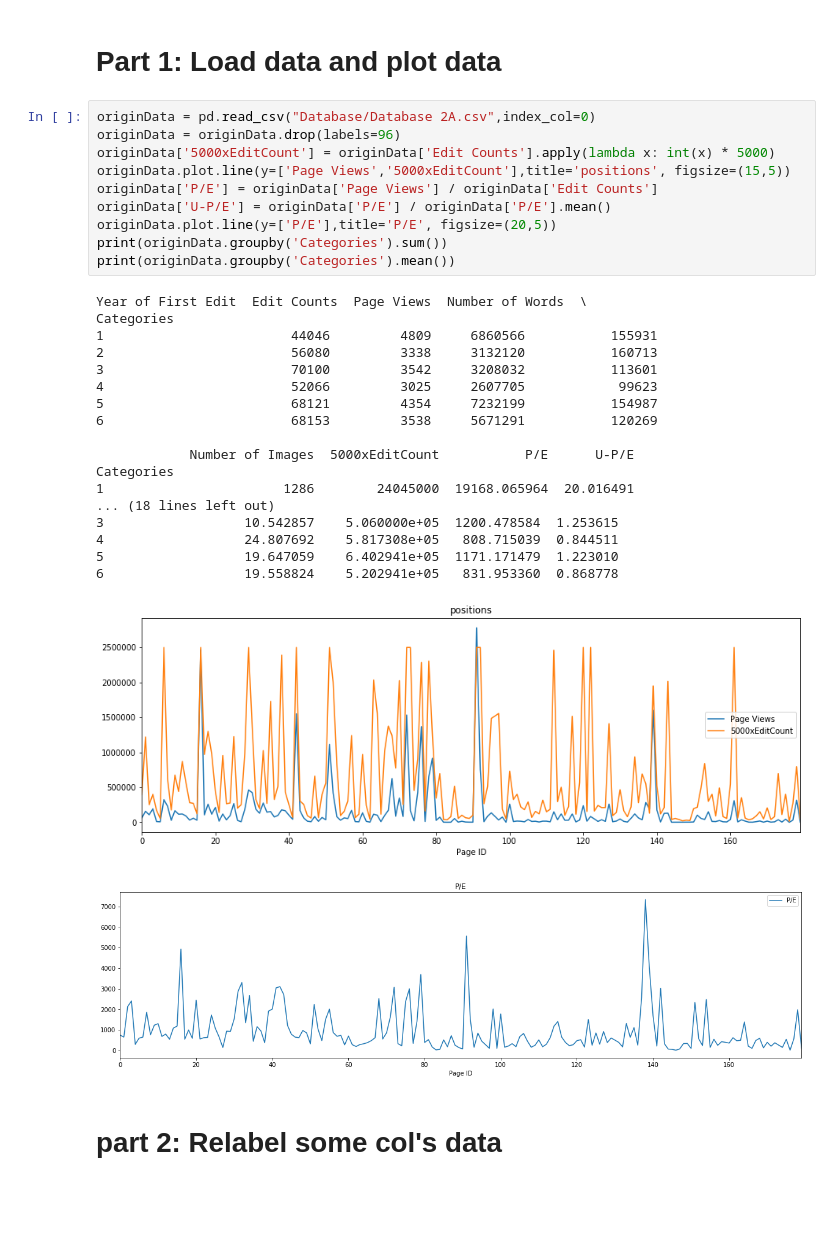
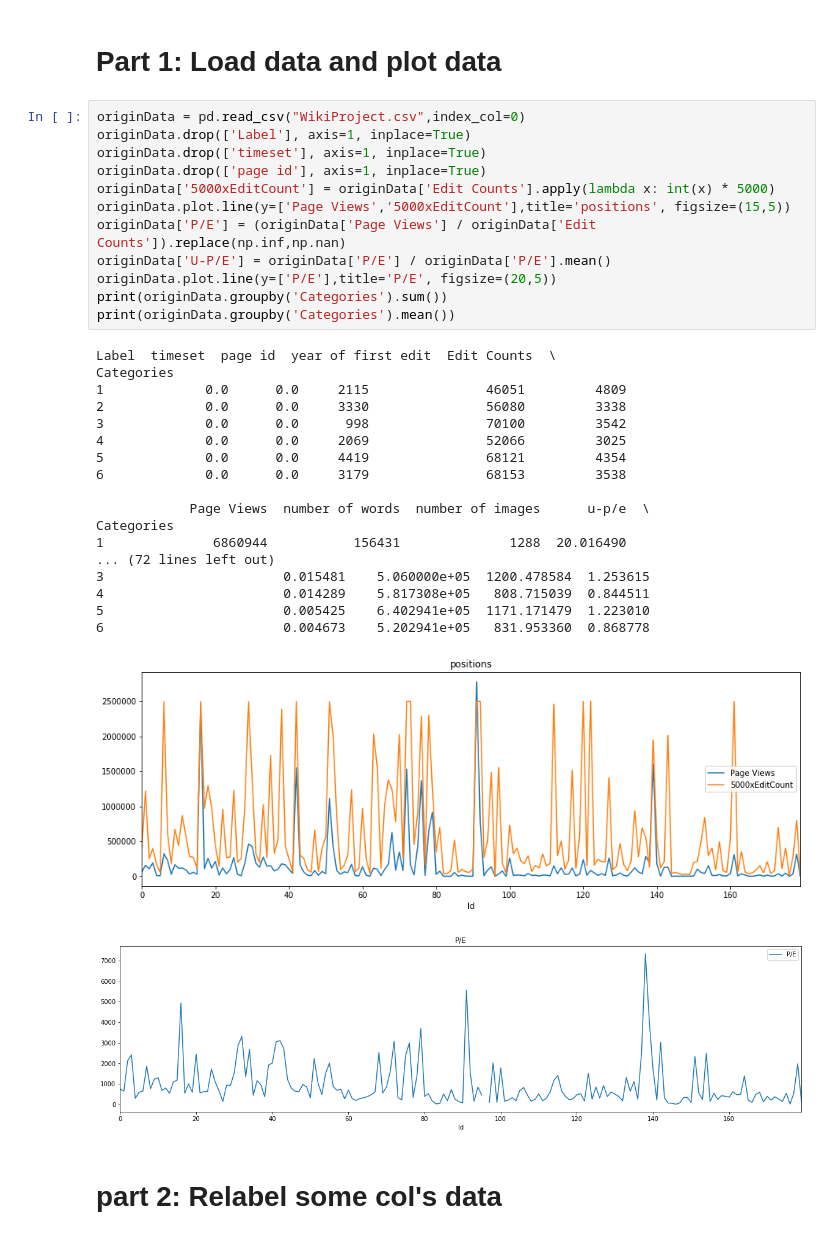
Before and after one commit to RenzoTsai/IS4241_Project, a Jupyter notebook: preProcess.ipynb, the cells around one changed output. Cells and saved outputs as stored; diff of their text form; blank space fills up the shorter version.

```diff
--- a/preProcess.ipynb
+++ b/preProcess.ipynb
@@ -6,35 +6,37 @@ import numpy as np
 # %% [markdown]
 # Part 1: Load data and plot data
 # %%
-originData = pd.read_csv("Database/Database 2A.csv",index_col=0)
-originData = originData.drop(labels=96)
+originData = pd.read_csv("WikiProject.csv",index_col=0)
+originData.drop(['Label'], axis=1, inplace=True)
+originData.drop(['timeset'], axis=1, inplace=True)
+originData.drop(['page id'], axis=1, inplace=True)
 originData['5000xEditCount'] = originData['Edit Counts'].apply(lambda x: int(x) * 5000)
 originData.plot.line(y=['Page Views','5000xEditCount'],title='positions', figsize=(15,5))
-originData['P/E'] = originData['Page Views'] / originData['Edit Counts']
+originData['P/E'] = (originData['Page Views'] / originData['Edit Counts']).replace(np.inf,np.nan)
 originData['U-P/E'] = originData['P/E'] / originData['P/E'].mean()
 originData.plot.line(y=['P/E'],title='P/E', figsize=(20,5))
 print(originData.groupby('Categories').sum())
 print(originData.groupby('Categories').mean())
 # %% [output]
-Year of First Edit  Edit Counts  Page Views  Number of Words  \
+Label  timeset  page id  year of first edit  Edit Counts  \
 Categories
-1                        44046         4809     6860566           155931
-2                        56080         3338     3132120           160713
-3                        70100         3542     3208032           113601
-4                        52066         3025     2607705            99623
-5                        68121         4354     7232199           154987
-6                        68153         3538     5671291           120269
+1             0.0      0.0     2115               46051         4809
+2             0.0      0.0     3330               56080         3338
+3             0.0      0.0      998               70100         3542
+4             0.0      0.0     2069               52066         3025
+5             0.0      0.0     4419               68121         4354
+6             0.0      0.0     3179               68153         3538
 
-            Number of Images  5000xEditCount           P/E      U-P/E
+            Page Views  number of words  number of images      u-p/e  \
 Categories
-1                       1286        24045000  19168.065964  20.016491
-... (18 lines left out)
-3                  10.542857    5.060000e+05  1200.478584  1.253615
-4                  24.807692    5.817308e+05   808.715039  0.844511
-5                  19.647059    6.402941e+05  1171.171479  1.223010
-6                  19.558824    5.202941e+05   831.953360  0.868778
+1              6860944           156431              1288  20.016490
+... (72 lines left out)
+3                       0.015481    5.060000e+05  1200.478584  1.253615
+4                       0.014289    5.817308e+05   808.715039  0.844511
+5                       0.005425    6.402941e+05  1171.171479  1.223010
+6                       0.004673    5.202941e+05   831.953360  0.868778
-[figure, old version]
+[figure, new version]
-[figure, old version]
+[figure, new version]
 # %% [markdown]
 # part 2: Relabel some col's data
 # %%
```
Also changed, not shown: parts of 2 cells of this notebook, 6 other files.
